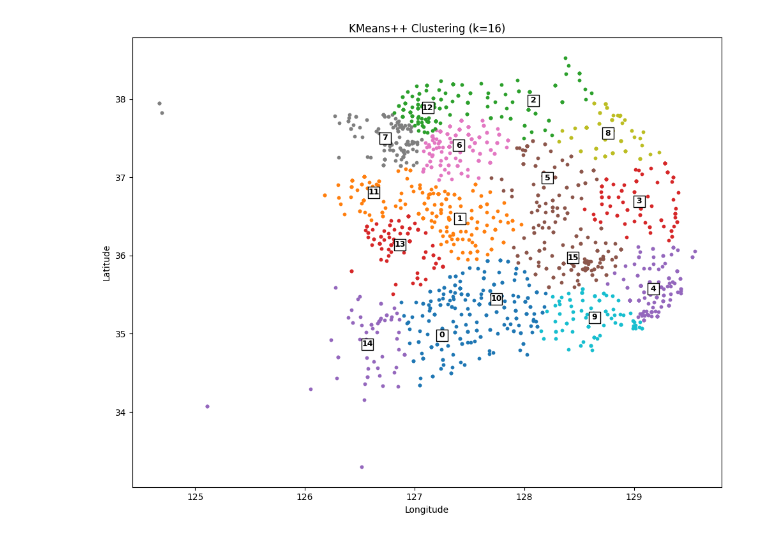
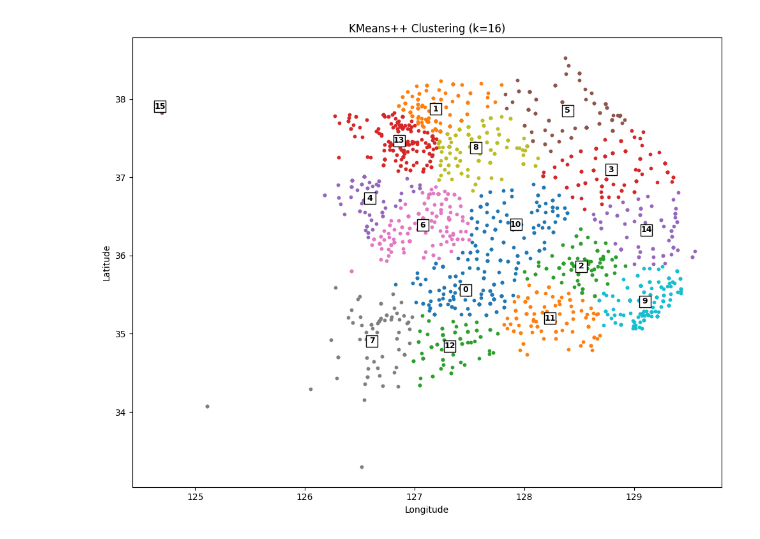
Before and after one commit to stripe2933/20251R0136COSE47101, a Jupyter notebook: 2022131621/산불발생위치좌표기반kmeans++.ipynb, the cells around one changed output. Drawn from its saved outputs; the diff is of its cells as text; code cells hidden in the pictures.

```diff
--- a/2022131621/산불발생위치좌표기반kmeans++.ipynb
+++ b/2022131621/산불발생위치좌표기반kmeans++.ipynb
@@ -33,7 +26,7 @@ centers = kmeans_plus.cluster_centers_
 avg_distances = []
 
 for i in range(k):
-    cluster_points = df_clean[df_clean['cluster'] == i][['lat', 'lon']].values
+    cluster_points = df[df['cluster'] == i][["위도", "경도"]].values
     center = centers[i]
     # 거리 계산 (유클리드 거리)
     dists = np.sqrt(np.sum((cluster_points - center) ** 2, axis=1))
@@ -86,8 +79,8 @@ Name: avg_distance, dtype: float64
 plt.figure(figsize=(10, 8))
 
 for i in range(k):
-    cluster_points = df_clean[df_clean['cluster'] == i]
-    plt.scatter(cluster_points['lon'], cluster_points['lat'], s=10)
+    cluster_points = df[df['cluster'] == i]
+    plt.scatter(cluster_points["경도"], cluster_points["위도"], s=10)
 
 plt.scatter(centers[:, 1], centers[:, 0], c='white', edgecolors='black', marker='s', s=150, label='Centers')
 
@@ -106,17 +99,17 @@ plt.show()
 # %%
 
 # KMeans++ 클러스터링 (k=16 (헬기 보유 기관 수(중앙119 제외)))
-coords = df_clean[['lat', 'lon']]
+coords = df[["위도", "경도"]]
 k = 16
 kmeans_plus = KMeans(n_clusters=k, init='k-means++', random_state=42)
-df_clean['cluster'] = kmeans_plus.fit_predict(coords)
+df['cluster'] = kmeans_plus.fit_predict(coords)
 centers = kmeans_plus.cluster_centers_
 # %%
 # 평균 거리
 avg_distances = []
 
 for i in range(k):
-    cluster_points = df_clean[df_clean['cluster'] == i][['lat', 'lon']].values
+    cluster_points = df[df['cluster'] == i][["위도", "경도"]].values
     center = centers[i]
     # 거리 계산 (유클리드 거리)
     dists = np.sqrt(np.sum((cluster_points - center) ** 2, axis=1))
@@ -167,22 +160,22 @@ Name: avg_distance, dtype: float64
 # %%
 # 시각화
 plt.figure(figsize=(10, 8))
 
 for i in range(k):
-    cluster_points = df_clean[df_clean['cluster'] == i]
-    plt.scatter(cluster_points['lon'], cluster_points['lat'], s=10)
+    cluster_points = df[df['cluster'] == i]
+    plt.scatter(cluster_points["경도"], cluster_points["위도"], s=10)
 
 plt.scatter(centers[:, 1], centers[:, 0], c='white', edgecolors='black', marker='s', s=150, label='Centers')
 
 # 중심점 위에 클러스터 번호 텍스트 표시
 for i, (lat, lon) in enumerate(centers):
     plt.text(lon, lat, str(i), fontsize=9, color='black', ha='center', va='center', fontweight='bold')
 
 plt.title(f'KMeans++ Clustering (k={k})')
 plt.xlabel('Longitude')
 plt.ylabel('Latitude')
 plt.grid(False)
 plt.tight_layout()
 plt.show()
 # %% [output]
-[figure, old version]
+[figure, new version]
```
Also changed, not shown: parts of 11 cells of this notebook, 2 other files.
